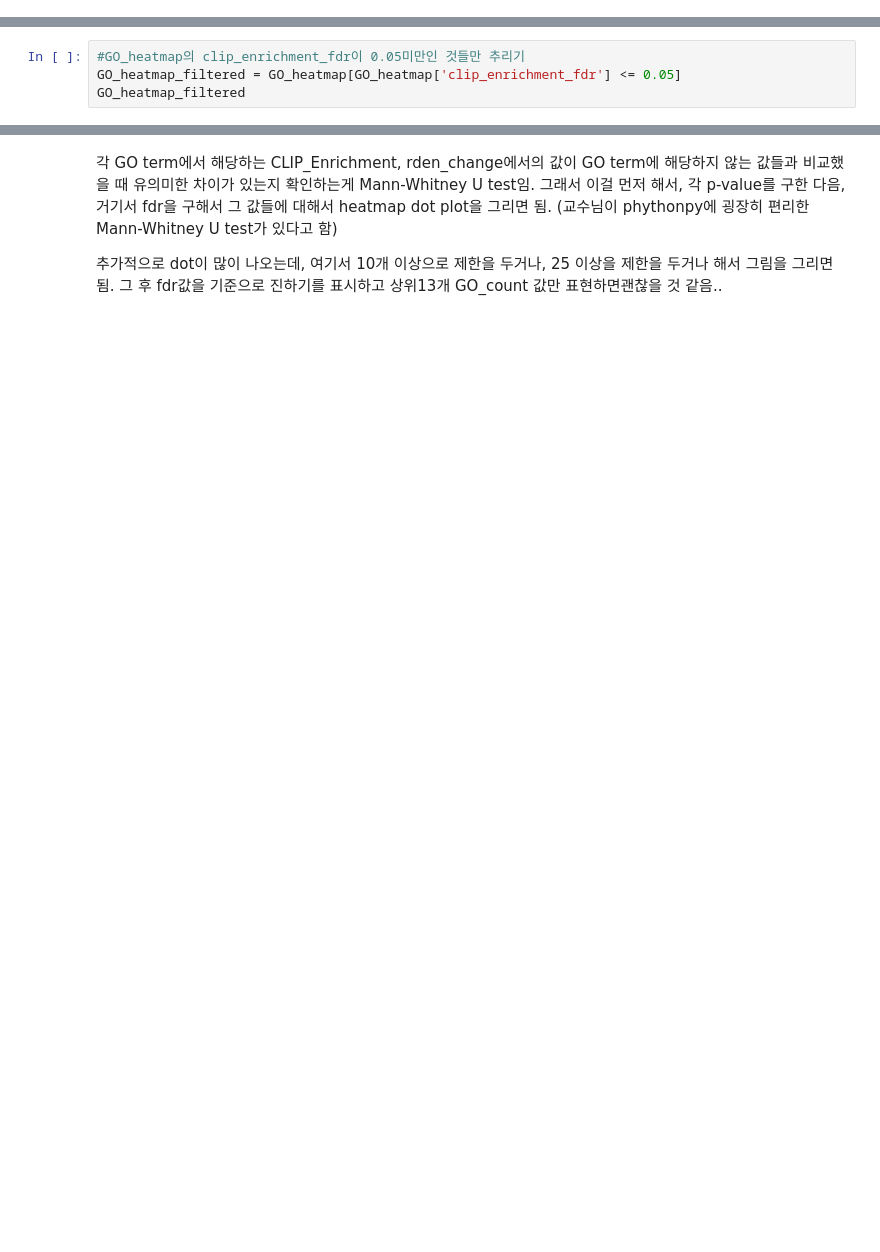
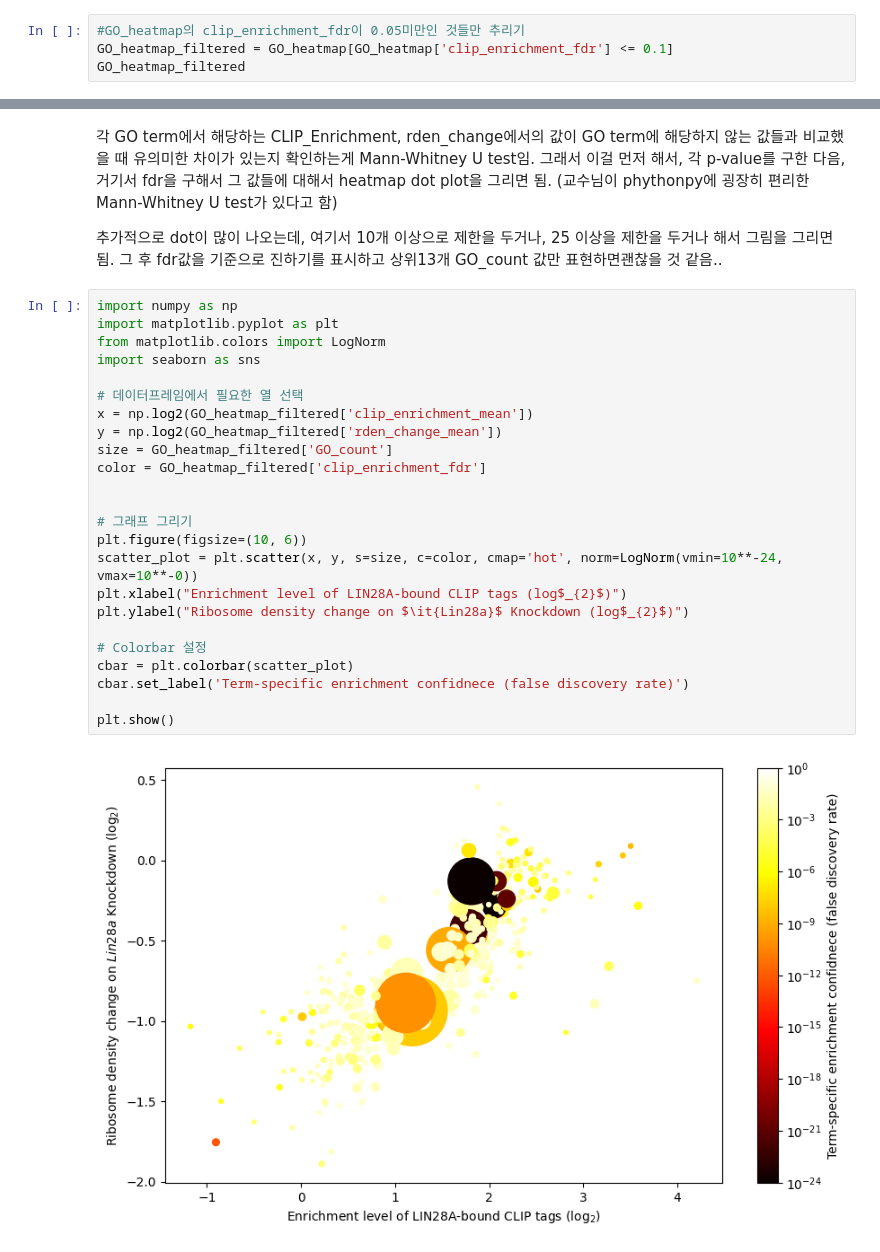
Before and after one commit to JungseoChoi/CJSbioinformatics, a Jupyter notebook: bioinformatics_project.ipynb, the cells around one changed output, grey strips where cells are left out. Saved outputs shown, nothing was run; the diff lists cells and outputs as text; blank space fills up the shorter version.

```diff
--- a/bioinformatics_project.ipynb
+++ b/bioinformatics_project.ipynb
@@ -402,0 +432,4 @@ GO_heatmap
+# %%
+#GO_heatmap의 clip_enrichment_fdr이 0.05미만인 것들만 추리기
+GO_heatmap_filtered = GO_heatmap[GO_heatmap['clip_enrichment_fdr'] <= 0.1]
+GO_heatmap_filtered
@@ -407,4 +467,0 @@ GO_heatmap_sorted
-# %%
-#GO_heatmap의 clip_enrichment_fdr이 0.05미만인 것들만 추리기
-GO_heatmap_filtered = GO_heatmap[GO_heatmap['clip_enrichment_fdr'] <= 0.05]
-GO_heatmap_filtered
@@ -447,6 +471,32 @@ GO_heatmap_sorted
 
 추가적으로 dot이 많이 나오는데, 여기서 10개 이상으로 제한을 두거나, 25 이상을 제한을 두거나 해서 그림을 그리면 됨.
 그 후 fdr값을 기준으로 진하기를 표시하고 상위13개 GO_count 값만 표현하면괜찮을 것 같음..
+# %%
+import numpy as np
+import matplotlib.pyplot as plt
+from matplotlib.colors import LogNorm
+import seaborn as sns
+
+# 데이터프레임에서 필요한 열 선택
+x = np.log2(GO_heatmap_filtered['clip_enrichment_mean'])
+y = np.log2(GO_heatmap_filtered['rden_change_mean'])
+size = GO_heatmap_filtered['GO_count']
+color = GO_heatmap_filtered['clip_enrichment_fdr']
+
+
+# 그래프 그리기
+plt.figure(figsize=(10, 6))
+scatter_plot = plt.scatter(x, y, s=size, c=color, cmap='hot', norm=LogNorm(vmin=10**-24, vmax=10**-0))
+plt.xlabel("Enrichment level of LIN28A-bound CLIP tags (log$_{2}$)")
+plt.ylabel("Ribosome density change on $\it{Lin28a}$ Knockdown (log$_{2}$)")
+
+# Colorbar 설정
+cbar = plt.colorbar(scatter_plot)
+cbar.set_label('Term-specific enrichment confidnece (false discovery rate)')
+
+plt.show()
+# %% [output]
+[figure, added]
 # %%
 import numpy as np
 import matplotlib.pyplot as plt
```
Also changed, not shown: parts of 26 cells of this notebook.
